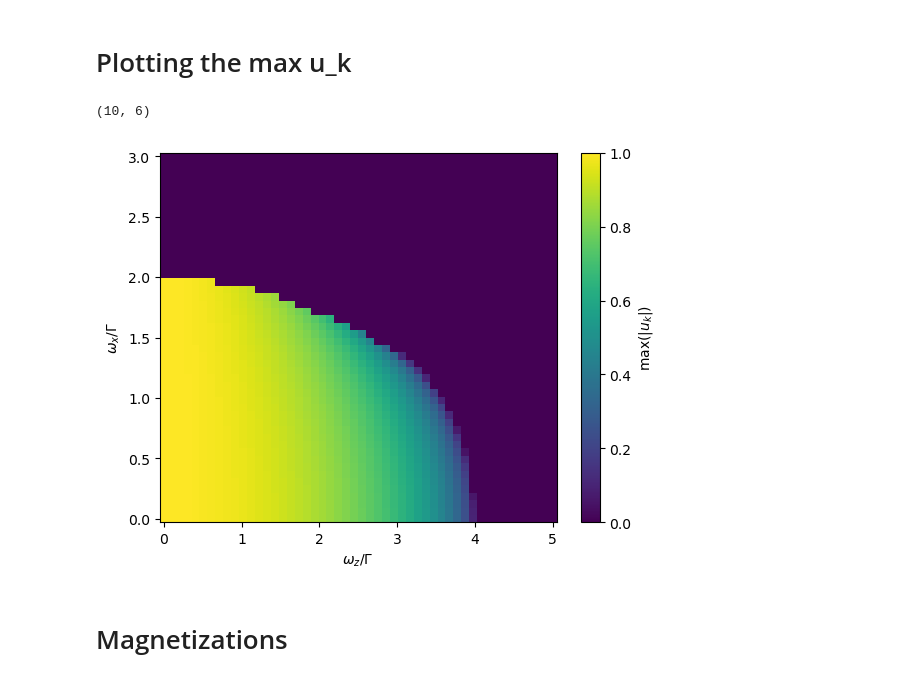
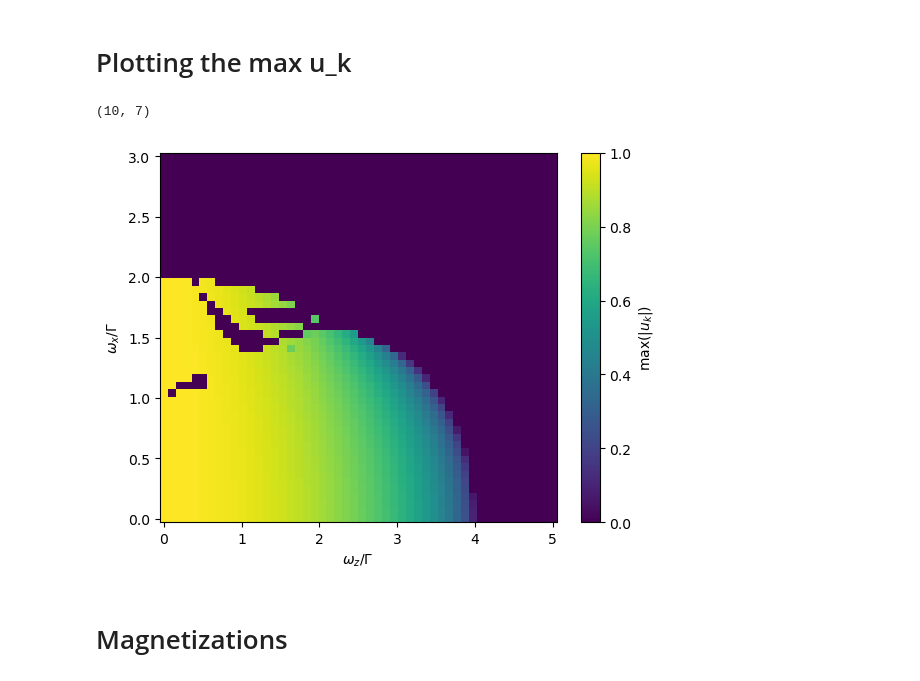
Before and after one commit to chuan97/long-range-ising, a Jupyter notebook: test_antiferro.ipynb, the cells around one changed output. Drawn from its saved outputs; the diff is of its cells as text; code cells hidden in the pictures.

```diff
--- a/test_antiferro.ipynb
+++ b/test_antiferro.ipynb
@@ -16,39 +16,40 @@ beta = 10
 wzs = np.linspace(0, 5, 50)
 wxs = np.linspace(0, 3, 50)
 alpha = 0.3
-M = round(N**np.tanh(2*alpha**(1/2)))
+M = np.sqrt(N) * np.log(N)
+#M = round(N**np.tanh(2*alpha**(1/2)))
 
 J = interactions.powerlaw_pbc_afm(N, alpha)
 J = interactions.shift(J, 0.0)
 J = interactions.rescale(J)
 ws, lams = utils.dicke_from_ising(J, 1e-6)
 ws, lams = utils.truncate_dicke(ws, lams, M)
 
 print(lams.shape)
 
 us = np.empty((len(wzs), len(wxs)))
 for i, wz in enumerate(wzs):
     for j, wx in enumerate(wxs):
         gs = wx * np.ones(N) / 2
         uks1 = minimize(dicke.uks_f, x0=np.array([0.0]*len(ws)), args=(beta, wz, ws, np.sqrt(N) * lams, gs, N)).x
         uks2 = minimize(dicke.uks_f, x0=np.array([2.0]*len(ws)), args=(beta, wz, ws, np.sqrt(N) * lams, gs, N)).x
 
         if dicke.uks_f(uks1, beta, wz, ws, np.sqrt(N) * lams, gs, N) < dicke.uks_f(uks2, beta, wz, ws, np.sqrt(N) * lams, gs, N):
             uks = uks1
         else:
             uks = uks2
 
         us[i, j] = np.amax(np.abs(uks))
 
 
 plt.pcolormesh(wzs, wxs, us.T, cmap='viridis')
 plt.colorbar(label=r'$\max(|u_k|)$')
 plt.ylabel(r'$\omega_x/\Gamma$')
 plt.xlabel(r'$\omega_z/\Gamma$')
 plt.show()
 # %% [output]
-(10, 6)
+(10, 7)
-[figure, old version]
+[figure, new version]
 # %%
 def kernel(xs, λs, gs):
     return 2*np.sum(λs*xs, axis=1) + gs
```
Also changed, not shown: parts of 3 cells of this notebook, 1 other file.
